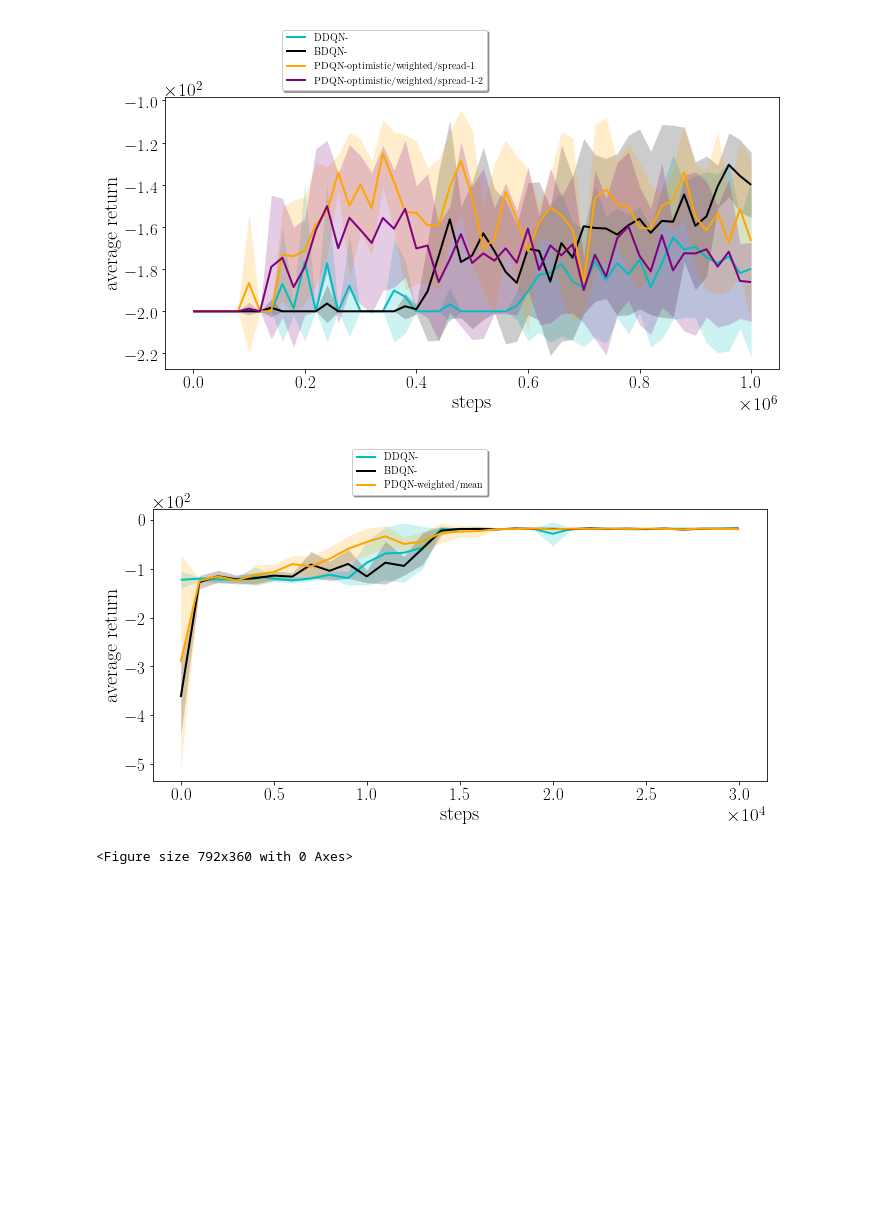
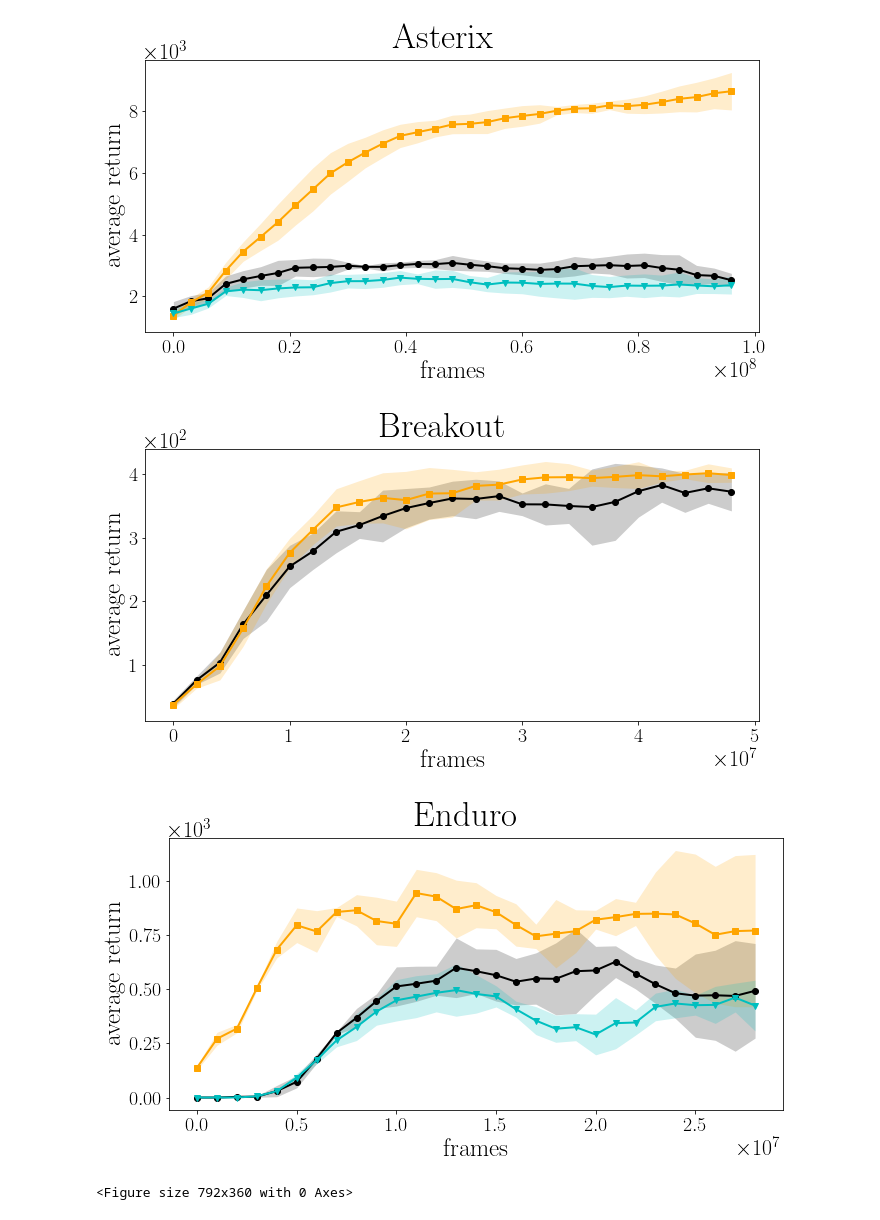
Before and after one commit to albertometelli/weightedDQN, a Jupyter notebook: dqn/atari/res_2/notebook.ipynb, the cells around one changed output. Cells and saved outputs as stored; diff of their text form; code cells hidden in the pictures; blank space fills up the shorter version.

Commit message:
added atari data

```diff
--- a/dqn/atari/res_2/notebook.ipynb
+++ b/dqn/atari/res_2/notebook.ipynb
@@ -15,10 +15,10 @@ plt.style.use('default')
 plt.rc('font', family='serif')
 plt.rc('text', usetex=True)
 
-LEGEND_FONT_SIZE = 12
-AXIS_FONT_SIZE = 20
-TICKS_FONT_SIZE = 17
-TITLE_FONT_SIZE = 20
+LEGEND_FONT_SIZE = 15
+AXIS_FONT_SIZE = 25
+TICKS_FONT_SIZE = 20
+TITLE_FONT_SIZE = 35
 figs = []
 %matplotlib inline
 def running_mean(x, N):
@@ -51,7 +51,7 @@ ls = [linestyles['solid'], linestyles['dashed'], linestyles['dotted'],
       linestyles['dashdotted'], linestyles['dashdotdotted'], linestyles['dashdashdotted'],
       linestyles['densely dashed'], linestyles['densely dotted']]
 
-col = ['c', 'k','orange', 'purple','r', 'b', 'g', 'y','brown','magenta','#BC8D0B']
+col = ['k', 'orange','c', 'purple', 'orange','r','k', 'b', 'g', 'y','brown','magenta','#BC8D0B']
 markers = ['o', 's', 'v', 'D', 'x', '*', '|', '+', '^','2','1','3','4']
 # %%
 def plot_ci(xs, ys, conf, n, xlabel=None, ylabel=None, label=None, ax=None, **kwargs):
@@ -73,12 +73,19 @@ def plot_ci(xs, ys, conf, n, xlabel=None, ylabel=None, label=None, ax=None, **kw
         all_x = xs
         all_ys = ys
         pred_x = xs
+    N = n
+    for i in range(all_ys.shape[0]):
+        all_ys[i] = running_mean(all_ys[i], N)
 
     data_mean = np.mean(all_ys, axis=0)
     data_std = np.std(all_ys, axis=0) + 1e-24
+    interval = sts.t.interval(conf, n-1,loc=data_mean,scale=data_std/np.sqrt(n))
+    col = kwargs.get('color')
+    '''data_mean = np.mean(all_ys, axis=0)
+    data_std = np.std(all_ys, axis=0) + 1e-24
 
     interval = sts.t.interval(conf, n-1,loc=data_mean,scale=data_std/np.sqrt(n))
-    col = kwargs.get('color')
+    col = kwargs.get('color')'''
     if ax is None:
         fig, ax = plt.subplots(figsize=(4.8, 3.2))
         figs.append(fig)
@@ -102,17 +109,16 @@ def plot_ci(xs, ys, conf, n, xlabel=None, ylabel=None, label=None, ax=None, **kw
     ax.tick_params(labelsize=TICKS_FONT_SIZE)
     return ax
 # %%
-environments = ['mountain','Gridworld']#'BankHeist','Asterix','Asteroids'
-algorithms = ['dqn','boot','particle']#,,'boot'
-eval_freq = [2e4,1e3]
-#policies = [['weighted'],['weighted-gaussian'],['boot','weighted'],['eps-greedy', 'boltzmann']]
-updates = [[''],[''],[
-                      'weighted/mean',
-                      'optimistic/weighted/spread-1',
-                      'optimistic/weighted/spread-1-2',
-
-                        ],#'optimistic/optimistic/spread-4','optimistic/optimistic/spread-1',
-           ['optimistic/optimistic','max_mean'],['']]
+environments = ['Asterix','Breakout','Enduro']#'Mountain',
+algorithms = ['boot','particle','dqn']#,,'boot','boot','particle'
+eval_freq = [1e6,1e6,1e6]
+n_rows = [100,50,29]
+policies = [['weighted'],['weighted-gaussian'],['boot','weighted'],['eps-greedy', 'boltzmann']]
+updates = [[''],[     'weighted',
+                      'optimistic',
+                      'optimistic/optimistic/no-clipping',
+                      'optimistic/weighted/no-clipping',
+                        ],['']]
 alg_to_label={
         'particle':'PDQN',
         'gaussian':'GDQN',
@@ -145,15 +151,14 @@ alg_to_double_vec ={
 }
 
 conf = 0.95
-n_rows = 100
-subsample = 1
+subsample = [3,2,1]
 legend_labels = []
 legend_colors = []
 legend_markers = []
 limits=[(-40,-10),(-10000,80000)]
 for e,env in enumerate(environments):
     fig, ax = plt.subplots(1, 1, figsize=(11, 5))
-    #fig.suptitle(env, fontsize=TITLE_FONT_SIZE)
+    fig.suptitle(env, fontsize=TITLE_FONT_SIZE)
     i = 0
     for j, alg in enumerate(algorithms):
             for u in updates[j]:
@@ -161,7 +166,7 @@ for e,env in enumerate(environments):
                         paths = glob.glob("./" + env + "/" + alg + "/"+ u + "/*.npy")
                     else:
                         paths = glob.glob("./" + env + "/" + alg + "/*.npy")
-                    #print(paths)
+                    print(len(paths))
                     res = []
                     min_rows = 350
                     max_rows = 0
@@ -171,7 +176,7 @@ for e,env in enumerate(environments):
                             results[:,2][results[:,2]==0] = -1000
                         #print(results.shape)
                         n_runs = results.shape[0]
-                        rows = min(n_runs,n_rows)
+                        rows = min(n_runs,n_rows[e])
                         if n_runs < min_rows:
                             min_rows = n_runs
                         if n_runs > max_rows:
@@ -189,25 +194,25 @@ for e,env in enumerate(environments):
                     print(min_rows,max_rows)
                     cum_reward_test = np.stack(res)
                     #print(cum_reward_test)
-                    indexes = [i*subsample for i in range(len(timesteps) // subsample)]
+                    indexes = [i*subsample[e] for i in range(len(timesteps) // subsample[e])]
 
 
                     ax = plot_ci(timesteps[indexes],cum_reward_test[:, indexes], conf,
-                                5, xlabel='steps', ylabel='average return', label=alg_to_label[alg]+"-"+u ,
-                                 ax=ax, linewidth=2.0, linestyle=ls[0], color=col[i])
+                                5, xlabel='frames', ylabel='average return', label=alg_to_label[alg]+"-"+u ,
+                                 ax=ax, linewidth=2.0, linestyle=ls[0], color=col[i], marker=markers[i])
                     #ax.set_ylim(limits[e])
 
                     i += 1
-    lgd=fig.legend(loc='center right',
-                          ncol=1, fancybox=True, shadow=True,bbox_to_anchor=(0.5,1))
+    #lgd=fig.legend(loc='center right',
+     #                     ncol=1, fancybox=True, shadow=True,bbox_to_anchor=(0.8,1))
 
-    fig.savefig(env+".pdf",format='pdf', bbox_inches='tight',bbox_extra_artists=(lgd,))
+    fig.savefig(env+".pdf",format='pdf', bbox_inches='tight')#,bbox_extra_artists=(lgd,<)
 
 fig = plt.figure(figsize=(11, 5))
 patches = [ mlines.Line2D([], [], color=legend_colors[i], marker=legend_markers[i],
                           label=legend_labels[i])  for i in range(len(legend_labels)) ]
 
-#lgd=fig.legend( patches, legend_labels, ncol=6,
-#           loc='center')
-#fig.savefig('atari-legend.pdf',format='pdf',bbox_extra_artists=(lgd,), bbox_inches='tight')
+lgd=fig.legend( patches, legend_labels, ncol=6,
+           loc='center')
+fig.savefig('atari-legend.pdf',format='pdf',bbox_extra_artists=(lgd,), bbox_inches='tight')
 # %% [output]
@@ -221,3 +236,4 @@ patches = [ mlines.Line2D([], [], color=legend_colors[i], marker=legend_markers[
-[figure, old version]
+[figure, new version]
-[figure, old version]
+[figure, new version]
+[figure, added]
 <Figure size 792x360 with 0 Axes>
```
Also changed, not shown: parts of 1 cell of this notebook, 48 other files.
